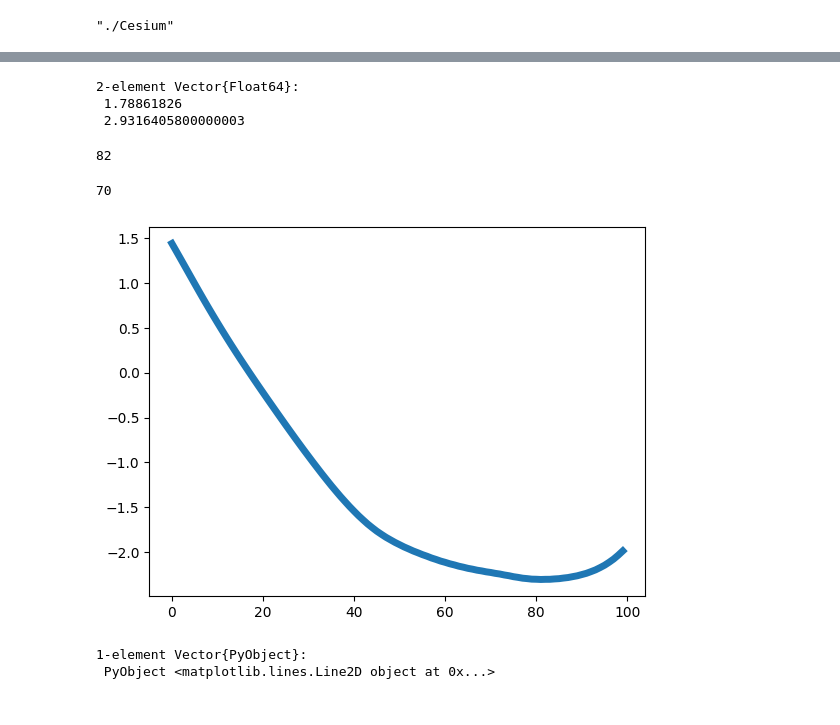
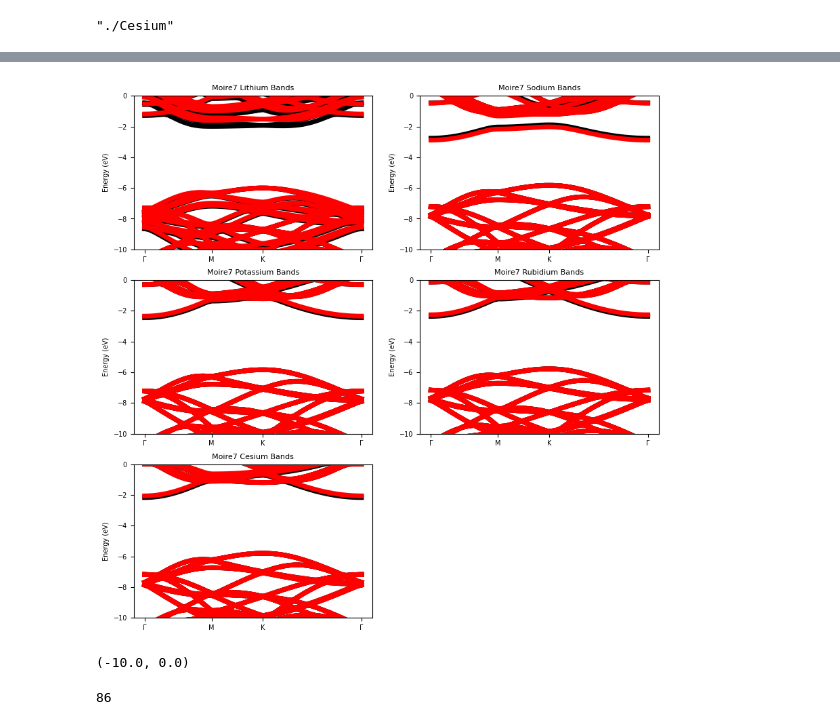
Before and after one commit to AliGhorashiCMT/Plasmons_Paper, a Jupyter notebook: Moire_Figs/Moire7_with_Alkali/Analyze.ipynb, the cells around one changed output, grey strips where cells are left out. Drawn from its saved outputs; the diff is of its cells as text; code cells hidden in the pictures.

Commit message:
All Moire7 Bands

```diff
--- a/Moire_Figs/Moire7_with_Alkali/Analyze.ipynb
+++ b/Moire_Figs/Moire7_with_Alkali/Analyze.ipynb
@@ -100,21 +70,35 @@ legend()
 PyObject <matplotlib.legend.Legend object at 0x...>
-# %%
-Li_dists[argminima(smooth(Li_Energies, win_len=4))]
-# %% [output]
-2-element Vector{Float64}:
- 1.78861826
- 2.9316405800000003
+# %%
+figure(figsize=(10, 10))
+subplot(3, 2, 1)
+plot_bands("$li_dir/Li-bands-0.169.eigenvals", spin=2, to_greek=true)
+title("Moire7 Lithium Bands", fontsize=8)
+xlabel("")
+ylim(-10, 0)
+subplot(3, 2, 2)
+plot_bands("$na_dir/Na-bands-0.307.eigenvals", spin=2, to_greek=true)
+title("Moire7 Sodium Bands", fontsize=8)
+xlabel("")
+ylim(-10, 0)
+subplot(3, 2, 3)
+plot_bands("$k_dir/K-bands-0.313.eigenvals", spin=2, to_greek=true)
+title("Moire7 Potassium Bands", fontsize=8)
+xlabel("")
+ylim(-10, 0)
+subplot(3, 2, 4)
+plot_bands("$rb_dir/Rb-bands-0.325.eigenvals", spin=2, to_greek=true)
+title("Moire7 Rubidium Bands", fontsize=8)
+xlabel("")
+ylim(-10, 0)
+subplot(3, 2, 5)
+plot_bands("$cs_dir/Cs-bands-0.325.eigenvals", spin=2, to_greek=true)
+title("Moire7 Cesium Bands", fontsize=8)
+xlabel("")
+ylim(-10, 0)
+# %% [output]
+[figure, added]
+(-10.0, 0.0)
 # %%
-argmin(K_Energies)
+argmin(_Energies)
 # %% [output]
-82
+86
-# %%
-argmin(Na_Energies)
-# %% [output]
-70
-# %%
-plot(log.(K_Energies .- minimum(K_Energies) .+ 0.1), linewidth=5)
-# %% [output]
-[figure, removed]
-1-element Vector{PyObject}:
- PyObject <matplotlib.lines.Line2D object at 0x...>
```
Also changed, not shown: parts of 27 cells of this notebook, 1 other file.
